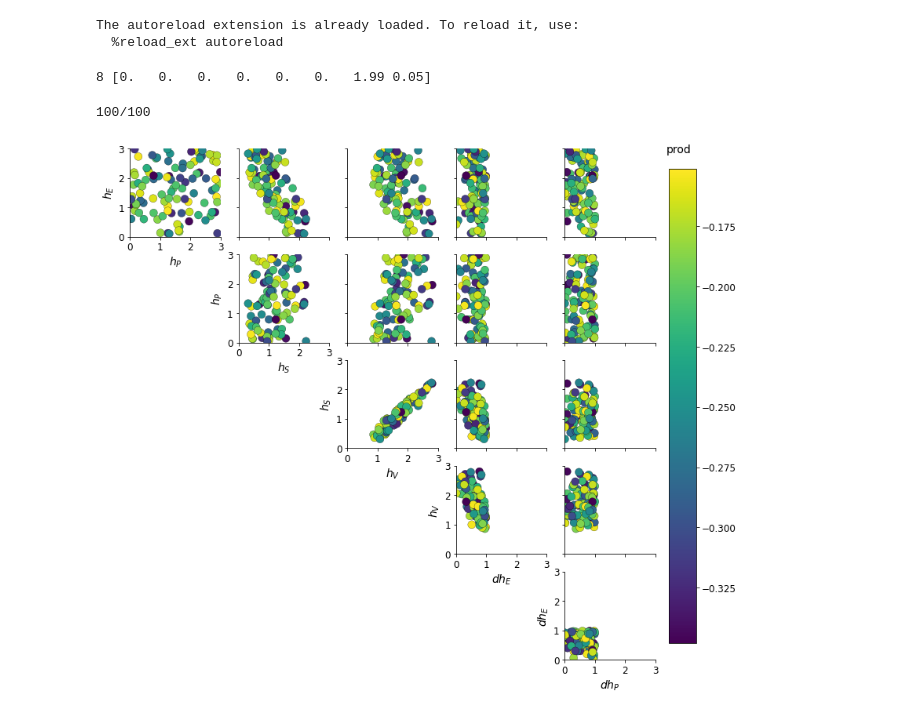
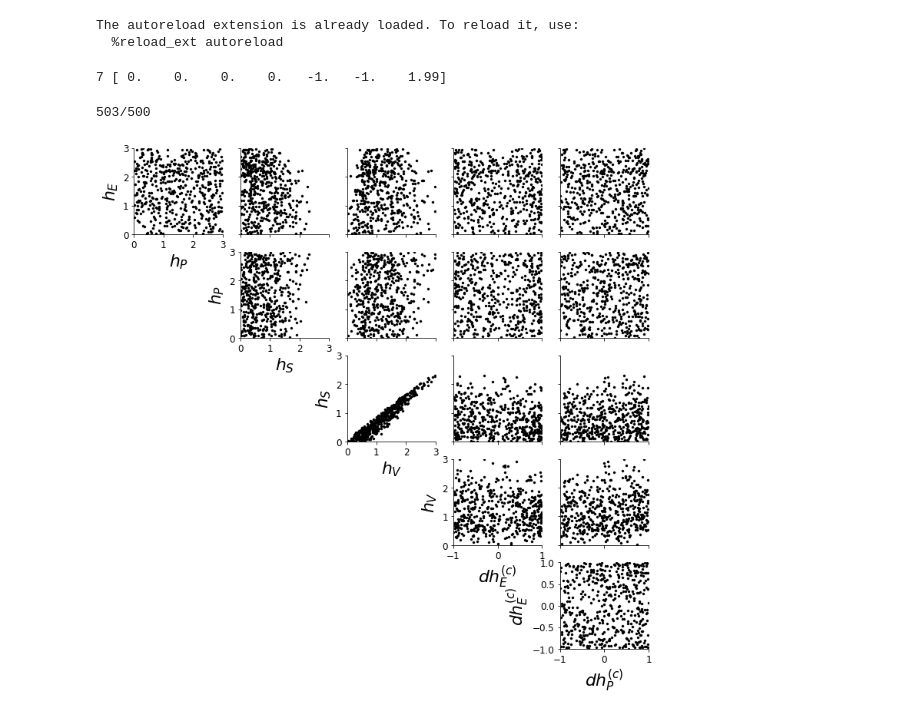
Before and after one commit to cunningham-lab/epi, a Jupyter notebook: notebooks/V1_Circuit/V1_explore1.ipynb, the cells around one changed output. Drawn from its saved outputs; the diff is of its cells as text; code cells hidden in the pictures.

```diff
--- a/notebooks/V1_Circuit/V1_explore1.ipynb
+++ b/notebooks/V1_Circuit/V1_explore1.ipynb
@@ -14,6 +14,7 @@ from epi.util import pairplot, AugLagHPs
 from epi.example_eps import V1_dr_eps, V1_all_dr_eps
 
 neuron_inds = {'E':0, 'P':1, 'S':2, 'V':3}
+figdir = "/Users/seanbittner/Documents/epi/written/V1_model/figs/FigSabc/"
 # %% [output]
 The autoreload extension is already loaded. To reload it, use:
   %reload_ext autoreload
@@ -21,14 +22,15 @@ The autoreload extension is already loaded. To reload it, use:
 lb_h = 0.*np.ones((4,))
 ub_h = 3.*np.ones((4,))
 
-lb_dh = 0.*np.ones((2,))
+lb_dh = -1.*np.ones((2,))
 ub_dh = 1.*np.ones((2,))
 
 h = Parameter("h", 4, lb=lb_h, ub=ub_h)
 dh = Parameter("dh", 2, lb=lb_dh, ub=ub_dh)
 n = Parameter("n", 1, lb=1.99, ub=2.01)
-epsilon = Parameter("epsilon", 1, lb=0.05, ub=.051)
-parameters = [h, dh, n, epsilon]
+parameters = [h, dh, n]
+
+sigma_eps = 0.1
 
 black = np.array([0, 0, 0])
 blue = '#4769A0'
@@ -46,11 +48,10 @@ import tensorflow as tf
 X_INIT = tf.constant(np.random.normal(1.0, 0.01, (1, 4, 1)).astype(np.float32))
 
 
-def V1_sim(h, dh, n, epsilon):
+def V1_sim(h, dh, n):
     h = h[:, :, None]
     dh = tf.concat((dh, tf.zeros_like(dh, dtype=tf.float32)), axis=1)[:, :, None]
     n = n[:, :, None]
-    epsilon = epsilon[:, :, None]
 
     dt = 0.005
     T = 100
@@ -66,7 +67,7 @@ def V1_sim(h, dh, n, epsilon):
 
     def f(y):
         omega = tf.random.normal(y.shape, 0., 1.)
-        noise = epsilon*omega
+        noise = sigma_eps*omega
         return (-y + (tf.nn.relu(tf.matmul(W, y) + h + dh + noise) ** n)) / tau
 
     r_t = euler_sim_traj(f, x_init, dt, T)
@@ -75,11 +76,10 @@ def V1_sim(h, dh, n, epsilon):
 # Define eps
 diff_prod_mean = -0.5
 diff_sum_mean = 0.
-def SV_flip(h, dh, n, epsilon):
+def SV_flip(h, dh, n):
     h = h[:, :, None]
     dh = tf.concat((dh, tf.zeros_like(dh, dtype=tf.float32)), axis=1)[:, :, None]
     n = n[:, :, None]
-    epsilon = epsilon[:, :, None]
 
     dt = 0.005
     T = 100
@@ -95,12 +95,12 @@ def SV_flip(h, dh, n, epsilon):
 
     def f1(y):
         omega = tf.random.normal(y.shape, 0., 1.)
-        noise = epsilon*omega
+        noise = sigma_eps*omega
         return (-y + (tf.nn.relu(tf.matmul(W, y) + h + noise) ** n)) / tau
 
     def f2(y):
         omega = tf.random.normal(y.shape, 0., 1.)
-        noise = epsilon*omega
+        noise = sigma_eps*omega
         return (-y + (tf.nn.relu(tf.matmul(W, y) + h + dh + noise) ** n)) / tau
 
     ss1 = euler_sim(f1, x_init, dt, T)
@@ -126,13 +126,13 @@ lb = np.concatenate([param.lb for param in model.parameters])
 ub = np.concatenate([param.ub for param in model.parameters])
 print(D, lb)
 # %% [output]
-8 [0.   0.   0.   0.   0.   0.   1.99 0.05]
+7 [ 0.    0.    0.    0.   -1.   -1.    1.99]
 # %%
 M = 1000
-num_keep = 100
+num_keep = 500
 
-mean = [-0.25, 0.]
-std = [0.05, 0.05]
+mean = [-0.5, 0.]
+std = [0.25, 0.25]
 
 def accept_inds(T_x, mean ,std):
     return np.logical_and(np.logical_and(mean[0]-2*std[0] < T_x[:,0], T_x[:,0] < mean[0]+2*std[0]),
@@ -168,15 +168,16 @@ num_found = z.shape[0]
 z = z[:num_keep]
 T_x = T_x[:num_keep]
 # %% [output]
-100/100
+503/500
 # %%
-num_plot = 100
+num_plot = 500
 fontsize = 14
-z_labels = [r'$h_E$', r'$h_P$', r'$h_S$', r'$h_V$', r'$dh_E$', r'$dh_P$', 'n', r'$\epsilon$']
+z_labels = [r'$h_E$', r'$h_P$', r'$h_S$', r'$h_V$', r'$dh^{(c)}_E$', r'$dh^{(c)}_P$', 'n', r'$\epsilon$']
 fig = pairplot(z[:num_plot], np.arange(6), z_labels,
-               fontsize=fontsize,
-               xlims=[0, 3], ylims=[0, 3],
-               c = T_x[:,0],
-               c_label='prod')
+               fontsize=22,
+               lb=lb, ub=ub,
+               c = None)
+plt.savefig(figdir + 'SV_flip_ABC_z.png')
+               #c_label='prod')
 # %% [output]
-[figure, old version]
+[figure, new version]
```
Also changed, not shown: parts of 9 cells of this notebook, 3 other files.
